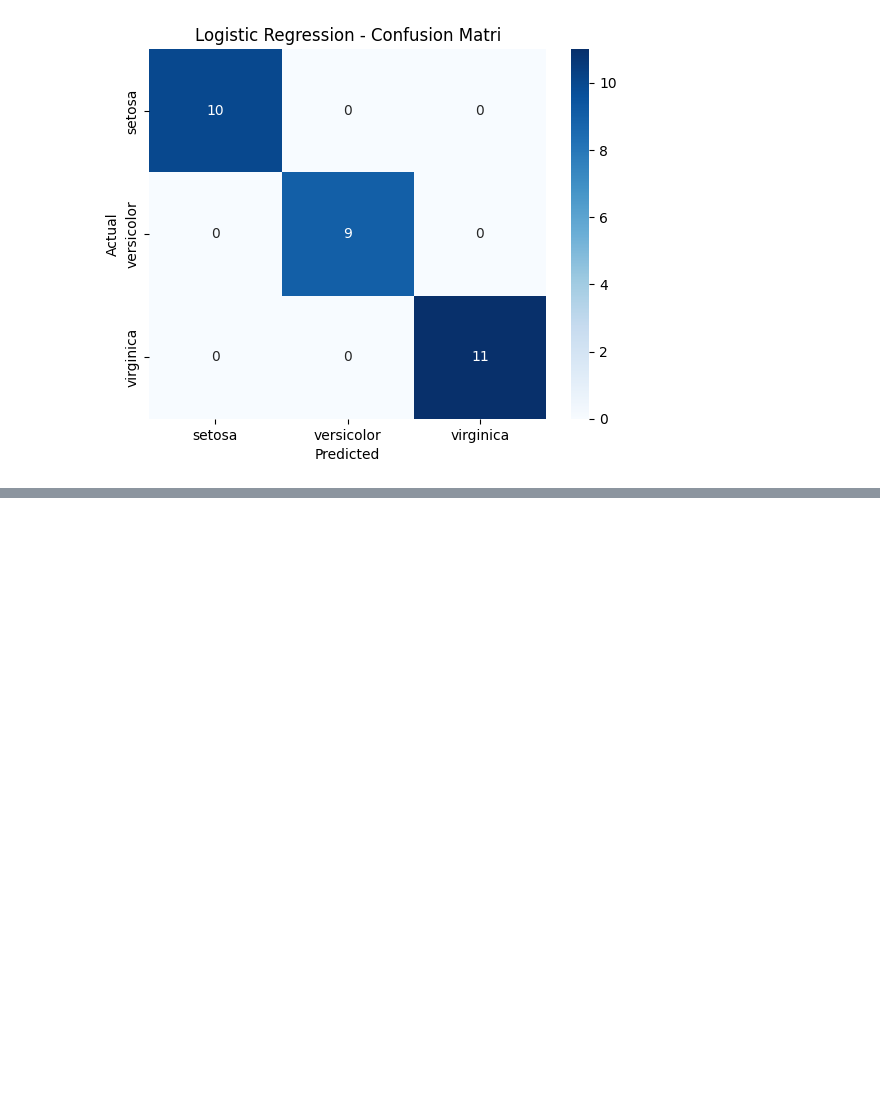
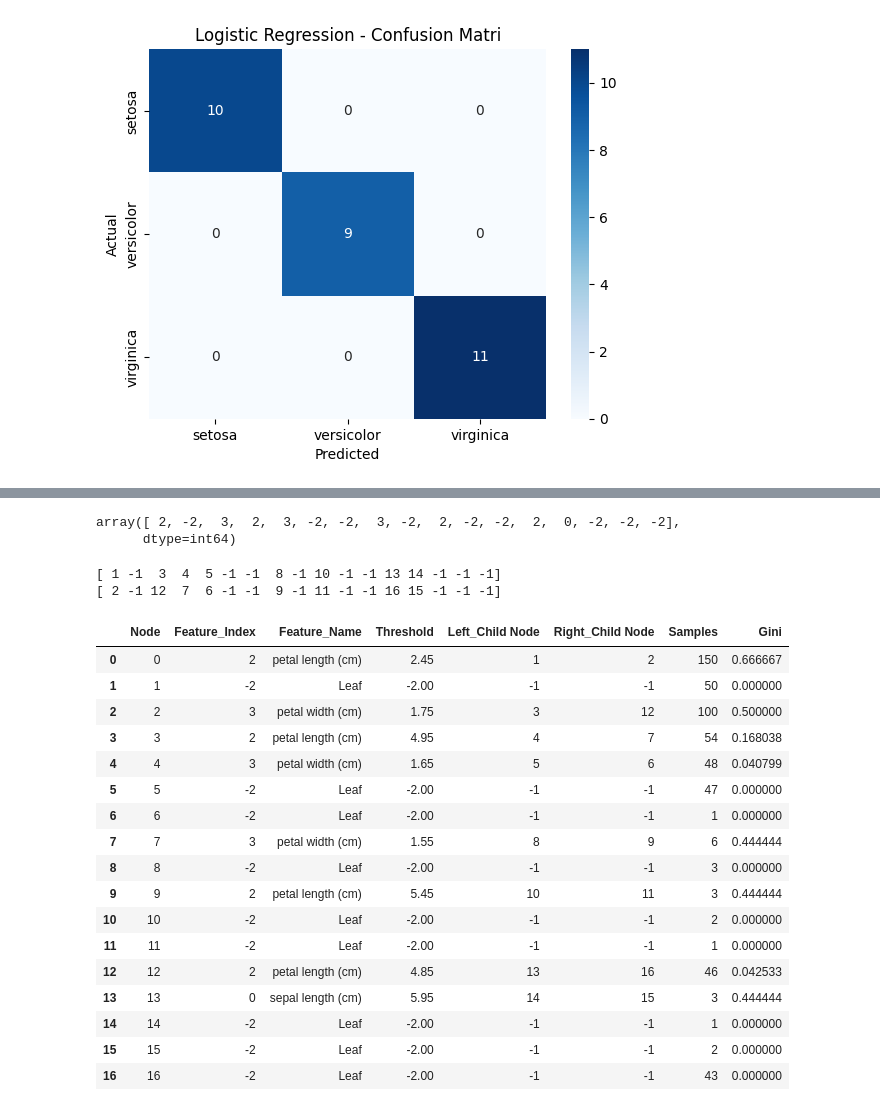
Before and after one commit to gokulsukesan/ai-solution-architect-transition, a Jupyter notebook: month1_core_ml/notebooks/ml_basics.ipynb, the cells around one changed output, grey strips where cells are left out. Saved outputs shown, nothing was run; the diff lists cells and outputs as text; code cells hidden in the pictures; blank space fills up the shorter version.

```diff
--- a/month1_core_ml/notebooks/ml_basics.ipynb
+++ b/month1_core_ml/notebooks/ml_basics.ipynb
@@ -218,0 +276,47 @@ plt.show()
+# %%
+clf.tree_.feature
+# %% [output]
+array([ 2, -2,  3,  2,  3, -2, -2,  3, -2,  2, -2, -2,  2,  0, -2, -2, -2],
+      dtype=int64)
+# %%
+print(clf.tree_.children_left)
+print(clf.tree_.children_right)
+# %% [output]
+[ 1 -1  3  4  5 -1 -1  8 -1 10 -1 -1 13 14 -1 -1 -1]
+[ 2 -1 12  7  6 -1 -1  9 -1 11 -1 -1 16 15 -1 -1 -1]
+# %%
+import pandas as pd
+
+# Build a readable mapping of parent-child relationships
+tree_map = pd.DataFrame({
+    "Node": range(clf.tree_.node_count),
+    "Feature_Index": clf.tree_.feature,
+    "Feature_Name": [iris.feature_names[i] if i != -2 else "Leaf" for i in clf.tree_.feature],
+    "Threshold": clf.tree_.threshold,
+    "Left_Child Node": clf.tree_.children_left,
+    "Right_Child Node": clf.tree_.children_right,
+    "Samples": clf.tree_.n_node_samples,
+    "Gini": clf.tree_.impurity
+})
+
+# Display the first few rows
+tree_map
+# %% [output]
+|  | Node | Feature_Index | Feature_Name | Threshold | Left_Child Node | Right_Child Node | Samples | Gini |
+| 0 | 0 | 2 | petal length (cm) | 2.45 | 1 | 2 | 150 | 0.666667 |
+| 1 | 1 | -2 | Leaf | -2.00 | -1 | -1 | 50 | 0.000000 |
+| 2 | 2 | 3 | petal width (cm) | 1.75 | 3 | 12 | 100 | 0.500000 |
+| 3 | 3 | 2 | petal length (cm) | 4.95 | 4 | 7 | 54 | 0.168038 |
+| 4 | 4 | 3 | petal width (cm) | 1.65 | 5 | 6 | 48 | 0.040799 |
+| 5 | 5 | -2 | Leaf | -2.00 | -1 | -1 | 47 | 0.000000 |
+| 6 | 6 | -2 | Leaf | -2.00 | -1 | -1 | 1 | 0.000000 |
+| 7 | 7 | 3 | petal width (cm) | 1.55 | 8 | 9 | 6 | 0.444444 |
+| 8 | 8 | -2 | Leaf | -2.00 | -1 | -1 | 3 | 0.000000 |
+| 9 | 9 | 2 | petal length (cm) | 5.45 | 10 | 11 | 3 | 0.444444 |
+| 10 | 10 | -2 | Leaf | -2.00 | -1 | -1 | 2 | 0.000000 |
+| 11 | 11 | -2 | Leaf | -2.00 | -1 | -1 | 1 | 0.000000 |
+| 12 | 12 | 2 | petal length (cm) | 4.85 | 13 | 16 | 46 | 0.042533 |
+| 13 | 13 | 0 | sepal length (cm) | 5.95 | 14 | 15 | 3 | 0.444444 |
+| 14 | 14 | -2 | Leaf | -2.00 | -1 | -1 | 1 | 0.000000 |
+| 15 | 15 | -2 | Leaf | -2.00 | -1 | -1 | 2 | 0.000000 |
+| 16 | 16 | -2 | Leaf | -2.00 | -1 | -1 | 43 | 0.000000 |
```
Also changed, not shown: parts of 13 cells of this notebook.
